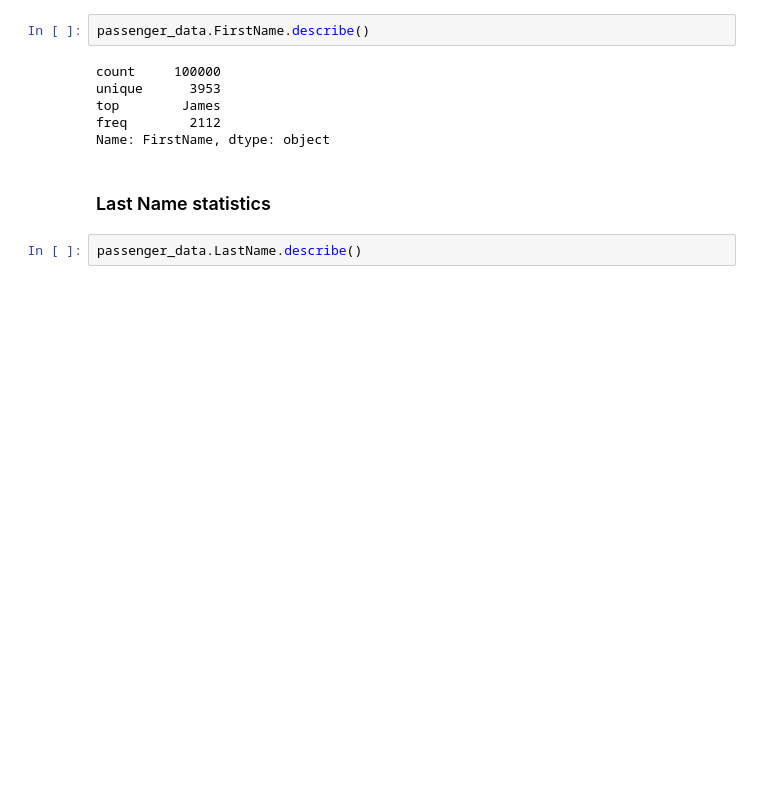
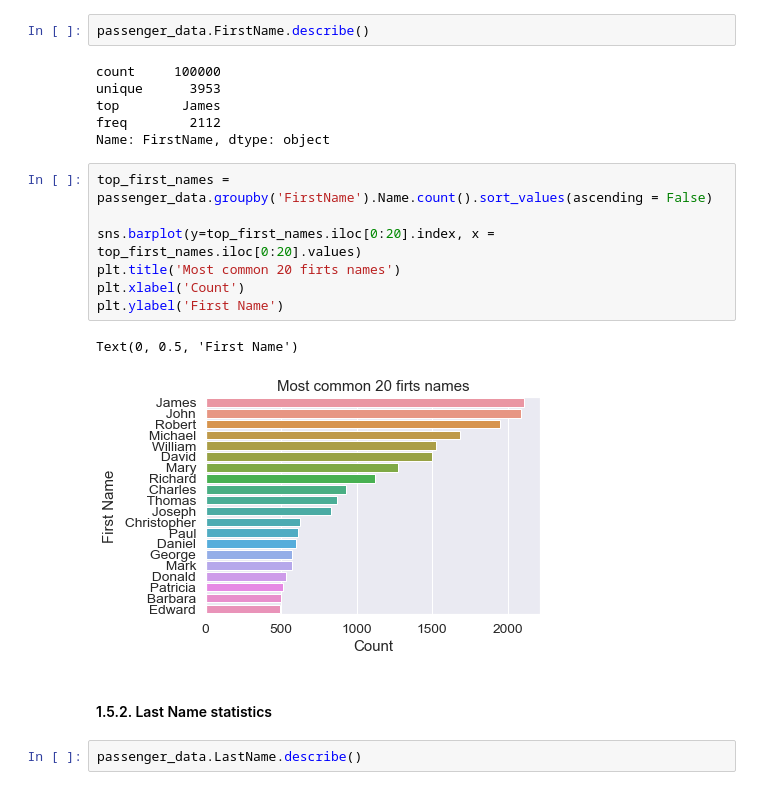
Before and after one commit to aslamovyura/ml-python, a Jupyter notebook: 2_data_exploration/eda.ipynb, the cells around one changed output. Saved outputs shown, nothing was run; the diff lists cells and outputs as text; blank space fills up the shorter version.

```diff
--- a/2_data_exploration/eda.ipynb
+++ b/2_data_exploration/eda.ipynb
@@ -166,8 +274,18 @@ unique      3953
 top        James
 freq        2112
 Name: FirstName, dtype: object
+# %%
+top_first_names = passenger_data.groupby('FirstName').Name.count().sort_values(ascending = False)
+
+sns.barplot(y=top_first_names.iloc[0:20].index, x = top_first_names.iloc[0:20].values)
+plt.title('Most common 20 firts names')
+plt.xlabel('Count')
+plt.ylabel('First Name')
+# %% [output]
+Text(0, 0.5, 'First Name')
+[figure, added]
 # %% [markdown]
-### Last Name statistics
+#### 1.5.2. Last Name statistics
 # %%
 passenger_data.LastName.describe()
 # %% [output]
```
Also changed, not shown: parts of 73 cells of this notebook.
